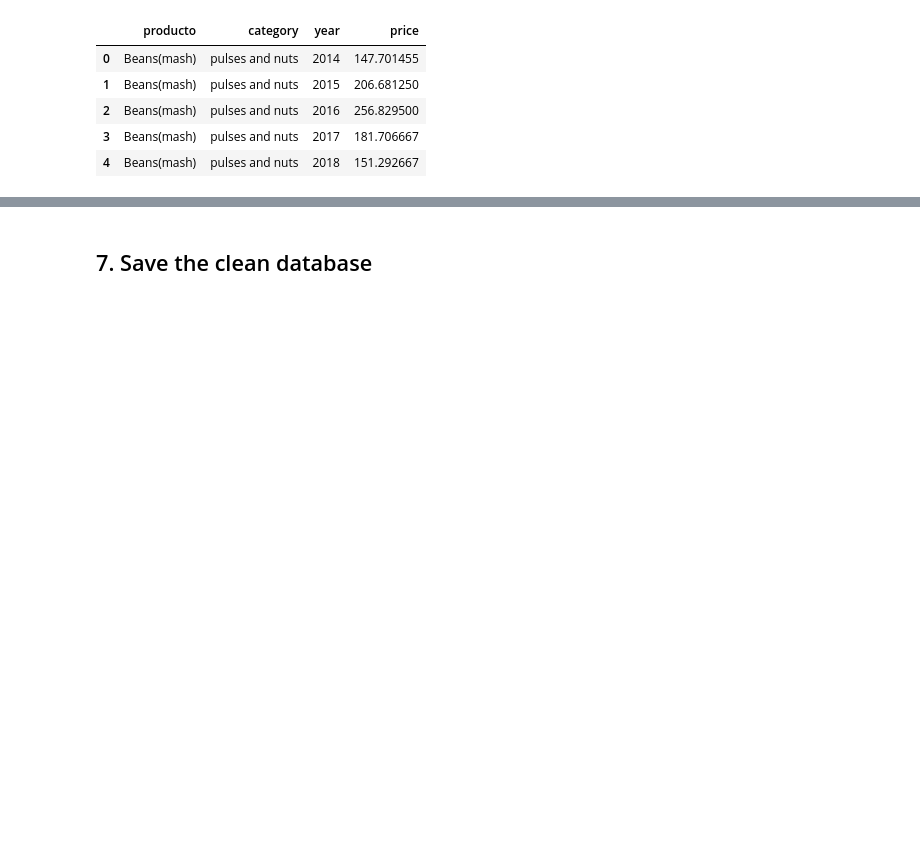
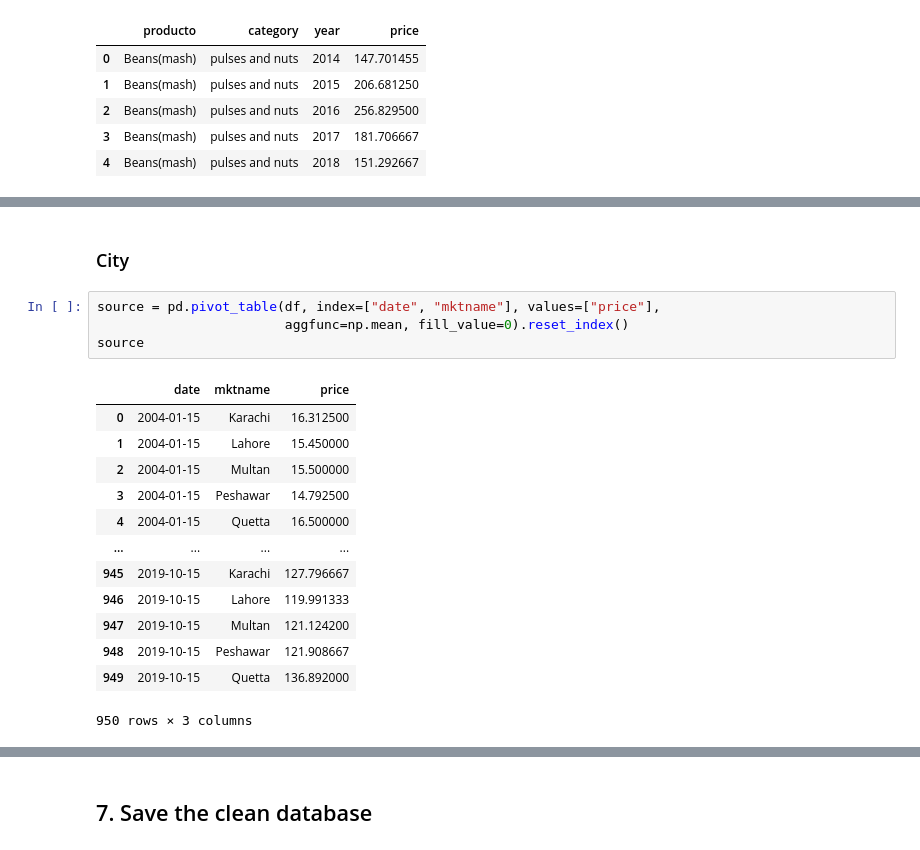
Before and after one commit to vcuspinera/Pakistan_inflation-crime, a Jupyter notebook: src/02_EDA_Food-price.ipynb, the cells around one changed output, grey strips where cells are left out. Cells and saved outputs as stored; diff of their text form; blank space fills up the shorter version.

```diff
--- a/src/02_EDA_Food-price.ipynb
+++ b/src/02_EDA_Food-price.ipynb
@@ -761,3 +766,23 @@ alt.Chart(source).mark_point(opacity=0.8, size=100).encode(
 ).properties(title="Prices of products per category and year", width=400, height=400)
 # %% [output]
 [interactive output not drawn]
+# %% [markdown]
+### City
+# %%
+source = pd.pivot_table(df, index=["date", "mktname"], values=["price"],
+                        aggfunc=np.mean, fill_value=0).reset_index()
+source
+# %% [output]
+|  | date | mktname | price |
+| 0 | 2004-01-15 | Karachi | 16.312500 |
+| 1 | 2004-01-15 | Lahore | 15.450000 |
+| 2 | 2004-01-15 | Multan | 15.500000 |
+| 3 | 2004-01-15 | Peshawar | 14.792500 |
+| 4 | 2004-01-15 | Quetta | 16.500000 |
+| ... | ... | ... | ... |
+| 945 | 2019-10-15 | Karachi | 127.796667 |
+| 946 | 2019-10-15 | Lahore | 119.991333 |
+| 947 | 2019-10-15 | Multan | 121.124200 |
+| 948 | 2019-10-15 | Peshawar | 121.908667 |
+| 949 | 2019-10-15 | Quetta | 136.892000 |
+950 rows × 3 columns
```
Also changed, not shown: parts of 9 cells of this notebook, 1 other file.
